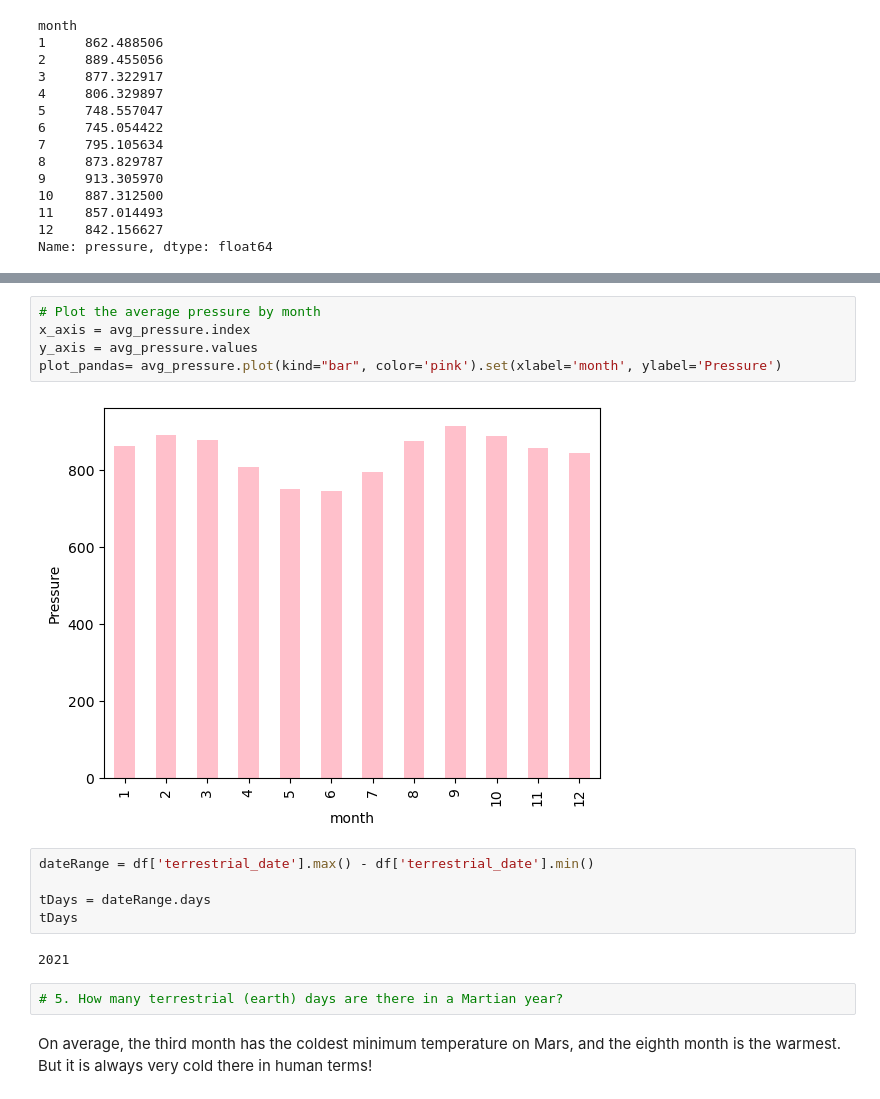
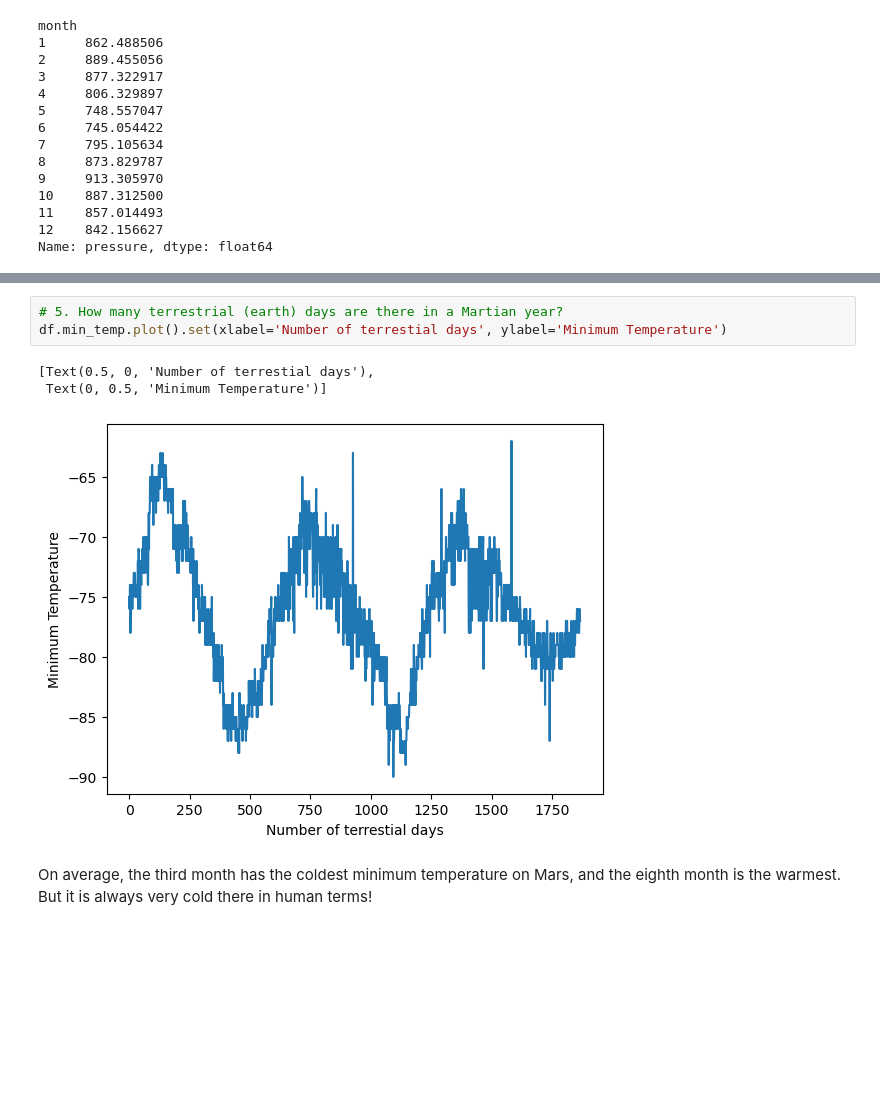
Before and after one commit to taniyatalukdar/webscrapping-html-challenge, a Jupyter notebook: part_2_mars_weather.ipynb, the cells around one changed output, grey strips where cells are left out. Drawn from its saved outputs; the diff is of its cells as text; blank space fills up the shorter version.

```diff
--- a/part_2_mars_weather.ipynb
+++ b/part_2_mars_weather.ipynb
@@ -241,19 +235,10 @@ plot_pandas= avg_pressure.plot(kind="bar", color='pink').set(xlabel='month', yla
-# %%
-# Plot the average pressure by month
-x_axis = avg_pressure.index
-y_axis = avg_pressure.values
-plot_pandas= avg_pressure.plot(kind="bar", color='pink').set(xlabel='month', ylabel='Pressure')
-# %% [output]
-[figure, removed]
-# %%
-dateRange = df['terrestrial_date'].max() - df['terrestrial_date'].min()
-
-tDays = dateRange.days
-tDays
-# %% [output]
-2021
 # %%
 # 5. How many terrestrial (earth) days are there in a Martian year?
+df.min_temp.plot().set(xlabel='Number of terrestial days', ylabel='Minimum Temperature')
+# %% [output]
+[Text(0.5, 0, 'Number of terrestial days'),
+ Text(0, 0.5, 'Minimum Temperature')]
+[figure, added]
 # %% [markdown]
 On average, the third month has the coldest minimum temperature on Mars, and the eighth month is the warmest. But it is always very cold there in human terms!
 # %% [markdown]
```
Also changed, not shown: parts of 4 cells of this notebook, 1 other file.
